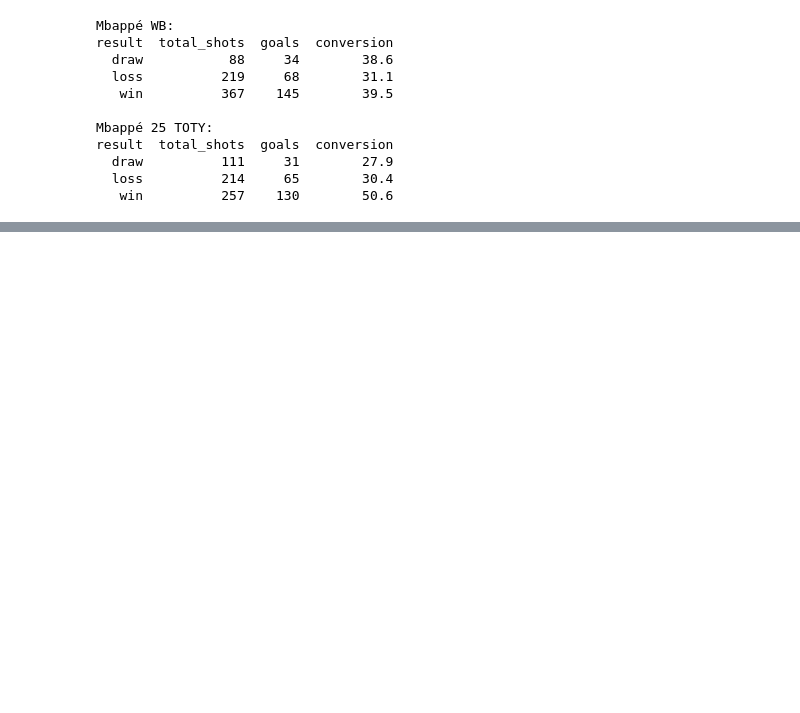
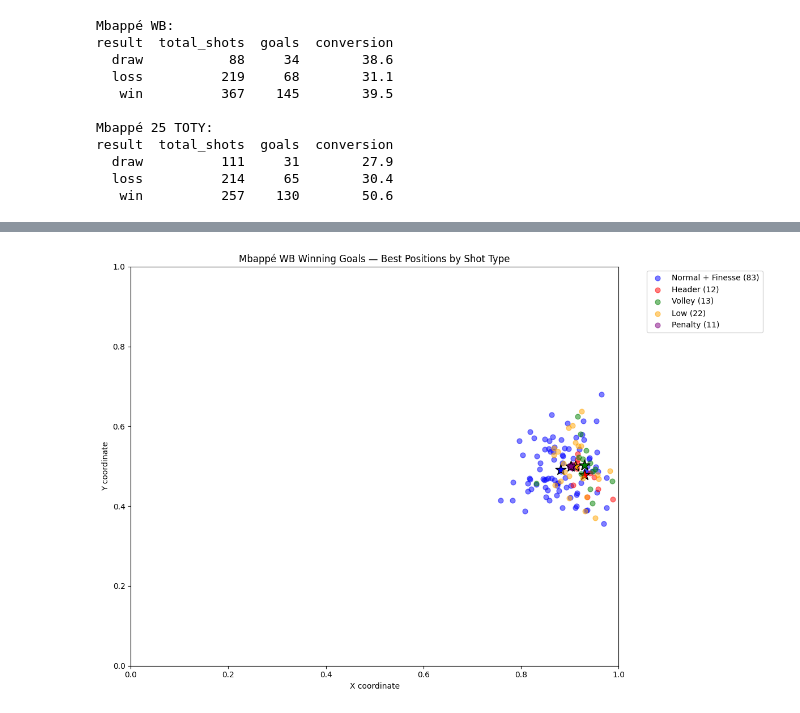
Before and after one commit to rubyoobeen/fc-matchmaking-analysis, a Jupyter notebook: notebooks/eda.ipynb, the cells around one changed output, grey strips where cells are left out. Drawn from its saved outputs; the diff is of its cells as text; code cells hidden in the pictures; blank space fills up the shorter version.

```diff
--- a/notebooks/eda.ipynb
+++ b/notebooks/eda.ipynb
@@ -1222,0 +1320,45 @@ result  total_shots  goals  conversion
+# %%
+groups = {
+    "Normal + Finesse": [1, 2],
+    "Header":           [3],
+    "Volley":           [7],
+    "Low":              [6],
+    "Penalty":          [9]
+}
+
+group_colors = {
+    "Normal + Finesse": "blue",
+    "Header":           "red",
+    "Volley":           "green",
+    "Low":              "orange",
+    "Penalty":          "purple"
+}
+
+fig, ax = plt.subplots(figsize=(12, 8))
+
+for group_name, types in groups.items():
+    subset = mbappe_wb_goals_full[mbappe_wb_goals_full["type"].isin(types)]
+    if len(subset) == 0:
+        continue
+
+    # plot dots
+    ax.scatter(subset["x"], subset["y"],
+               c=group_colors[group_name],
+               label=f"{group_name} ({len(subset)})",
+               alpha=0.5, s=40)
+
+    # add mean point (larger dot)
+    ax.scatter(subset["x"].mean(), subset["y"].mean(),
+               c=group_colors[group_name],
+               s=200, marker="*", edgecolors="black", linewidths=1)
+
+ax.set_xlim(0, 1)
+ax.set_ylim(0, 1)
+ax.set_title("Mbappé WB Winning Goals — Best Positions by Shot Type")
+ax.set_xlabel("X coordinate")
+ax.set_ylabel("Y coordinate")
+ax.legend(bbox_to_anchor=(1.05, 1), loc="upper left")
+plt.tight_layout()
+plt.show()
+# %% [output]
+[figure, added]
```
Also changed, not shown: parts of 10 cells of this notebook.
